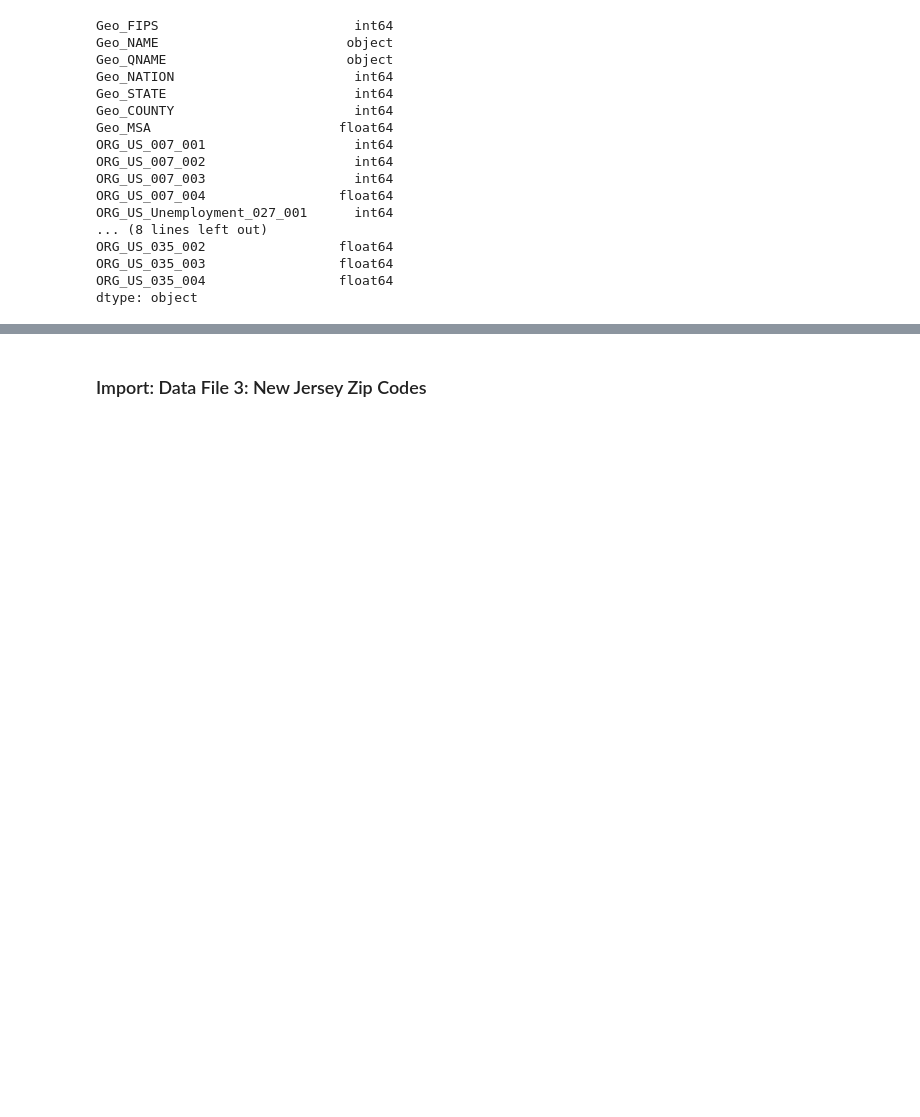
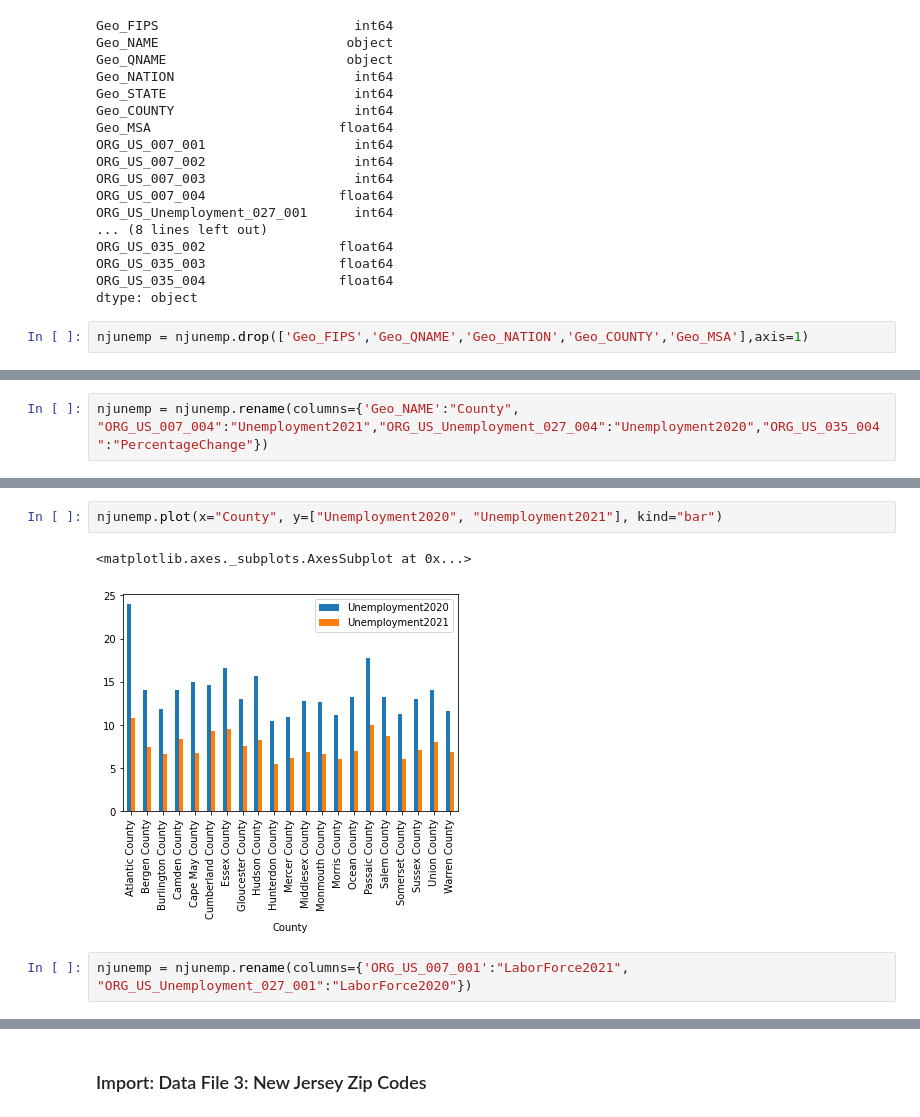
Before and after one commit to theaok/vis-sp23-ewattudo, a Jupyter notebook: ps2_pynb.ipynb, the cells around one changed output, grey strips where cells are left out. Cells and saved outputs as stored; diff of their text form; blank space fills up the shorter version.

Commit message:
ran analysis on nj unemployment data

```diff
--- a/ps2_pynb.ipynb
+++ b/ps2_pynb.ipynb
@@ -335,3 +332,5 @@ ORG_US_035_002                 float64
 ORG_US_035_003                 float64
 ORG_US_035_004                 float64
 dtype: object
+# %%
+njunemp = njunemp.drop(['Geo_FIPS','Geo_QNAME','Geo_NATION','Geo_COUNTY','Geo_MSA'],axis=1)
@@ -337,0 +359,2 @@ dtype: object
+# %%
+njunemp = njunemp.rename(columns={'Geo_NAME':"County", "ORG_US_007_004":"Unemployment2021","ORG_US_Unemployment_027_004":"Unemployment2020","ORG_US_035_004":"PercentageChange"})
@@ -337,0 +391,7 @@ dtype: object
+# %%
+njunemp.plot(x="County", y=["Unemployment2020", "Unemployment2021"], kind="bar")
+# %% [output]
+<matplotlib.axes._subplots.AxesSubplot at 0x...>
+[figure, added]
+# %%
+njunemp = njunemp.rename(columns={'ORG_US_007_001':"LaborForce2021", "ORG_US_Unemployment_027_001":"LaborForce2020"})
```
Also changed, not shown: parts of 18 cells of this notebook.
